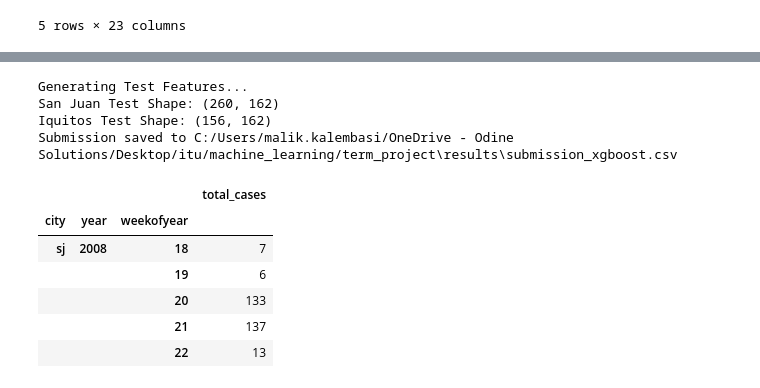
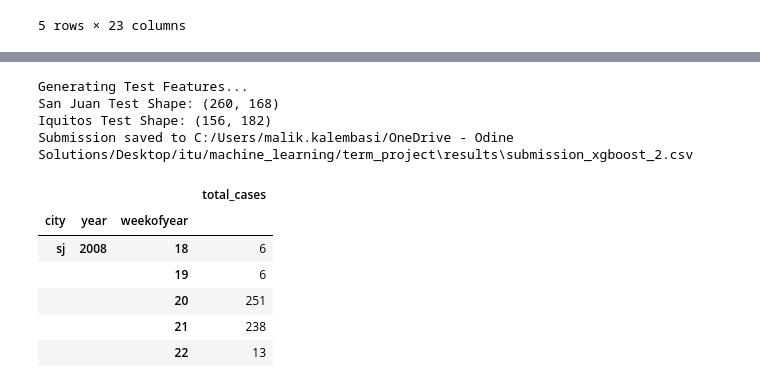
Before and after one commit to Tanalpoguz/term_project, a Jupyter notebook: code/xgboost.ipynb, the cells around one changed output, grey strips where cells are left out. Drawn from its saved outputs; the diff is of its cells as text; code cells hidden in the pictures.

```diff
--- a/code/xgboost.ipynb
+++ b/code/xgboost.ipynb
@@ -141,7 +132,9 @@ Iquitos Preprocessed Shape: (520, 23)
 | 1990-05-28 | 1990 | 22 | 0.196200 | 0.262200 | 0.251200 | 0.247340 | 7.52 | ... |
 5 rows × 23 columns
 # %%
-def create_features(df, lag_weeks=[1, 2, 3], rolling_weeks=[4, 8]):
+# FEATURE EXTRACTION
+
+def create_features(df, lag_weeks=LAG_WEEKS, rolling_weeks=ROLLING_WEEKS):
     """
     Creates lag and rolling window features.
     """
@@ -162,12 +155,11 @@ def create_features(df, lag_weeks=[1, 2, 3], rolling_weeks=[4, 8]):
 
         # Rolling features
         for window in rolling_weeks:
-            new_features.append(
-                df_eng[col].rolling(window=window).mean().rename(f'{col}_rolling_mean_{window}')
-            )
-            new_features.append(
-                df_eng[col].rolling(window=window).std().rename(f'{col}_rolling_std_{window}')
-            )
+            rolling_col = df_eng[col].rolling(window=window)
+
+            new_features.append(rolling_col.mean().rename(f'{col}_rolling_mean_{window}'))
+            new_features.append(rolling_col.std().rename(f'{col}_rolling_std_{window}'))
+            new_features.append(rolling_col.var().rename(f'{col}_rolling_var_{window}'))
 
     # Concatenate all new features at once to avoid PerformanceWarning (fragmentation)
     if new_features:
@@ -180,7 +172,7 @@ def create_features(df, lag_weeks=[1, 2, 3], rolling_weeks=[4, 8]):
 
     return df_eng
 
-# Example usage:
+# Create engineered features
 sj_train_eng = create_features(sj_train)
 iq_train_eng = create_features(iq_train)
 
@@ -196,5 +230,7 @@ We will separate the target variable `total_cases` from the features. We will al
 # %%
-def split_data(df, target_col='total_cases', test_size=0.2):
+# SPLIT DATA
+
+def split_data(df, target_col='total_cases', test_size=TEST_SPLIT_RATIO):
     """
     Splits data into X and y, and then into train and test sets (time-based).
     """
@@ -283,16 +313,12 @@ Now we will use `GridSearchCV` with `TimeSeriesSplit` to find better hyperparame
 # %%
+# HYPERPARAMETER TUNING WITH GRID SEARCH AND TIMESERIESSPLIT
+
 def tune_xgboost(X, y):
     """
     Performs Grid Search with TimeSeriesSplit.
     """
     # Define parameter grid
-    param_grid = {
-        'max_depth': [3, 5, 7],
-        'learning_rate': [0.01, 0.1, 0.2],
-        'n_estimators': [100, 200],
-        'subsample': [0.8, 1.0],
-        'colsample_bytree': [0.8, 1.0]
-    }
+    param_grid = XGB_PARAM_GRID
 
     xgb_model = xgb.XGBRegressor(objective='reg:squarederror', random_state=42)
 
@@ -368,4 +392,6 @@ Iquitos Tuned MAE: 8.0685
 # %%
+# FINAL PREDICTIONS ON TEST SET AND SUBMISSION
+
 # 1. Load Test Data
 test_features = pd.read_csv(os.path.join(DATA_DIR, 'dengue_features_test.csv'), index_col=[0, 1, 2])
 
@@ -377,7 +403,7 @@ sj_test = preprocess_city_data(sj_test_features)
 iq_test = preprocess_city_data(iq_test_features)
 
 # 3. Feature Engineering for Test Data (handling lags)
-def prepare_test_features(train_df, test_df, rolling_weeks=[4, 8]):
+def prepare_test_features(train_df, test_df, rolling_weeks=ROLLING_WEEKS):
     """
     Combines train tail with test to generate features without NaNs in test.
     """
@@ -404,39 +430,46 @@ def prepare_test_features(train_df, test_df, rolling_weeks=[4, 8]):
 
 print("Generating Test Features...")
 sj_test_eng = prepare_test_features(sj_train, sj_test)
 iq_test_eng = prepare_test_features(iq_train, iq_test)
 
+# Align test features with training features (select only kept features after pruning)
+sj_features_kept = [c for c in sj_train_eng.columns if c != 'total_cases']
+iq_features_kept = [c for c in iq_train_eng.columns if c != 'total_cases']
+
+sj_test_eng = sj_test_eng[sj_features_kept]
+iq_test_eng = iq_test_eng[iq_features_kept]
+
 print("San Juan Test Shape:", sj_test_eng.shape)
 print("Iquitos Test Shape:", iq_test_eng.shape)
 
 # 4. Predict
 sj_preds_final = best_model_sj.predict(sj_test_eng)
 sj_preds_final = np.maximum(sj_preds_final, 0).astype(int)
 
 iq_preds_final = best_model_iq.predict(iq_test_eng)
 iq_preds_final = np.maximum(iq_preds_final, 0).astype(int)
 
 # 5. Create Submission
 submission = pd.read_csv(os.path.join(DATA_DIR, "submission_format.csv"), index_col=[0, 1, 2])
 
 # Assign values
 submission.loc['sj', 'total_cases'] = sj_preds_final
 submission.loc['iq', 'total_cases'] = iq_preds_final
 
 # 6. Save
-submission_path = os.path.join(WORKING_DIR, 'results', 'submission_xgboost.csv')
+submission_path = os.path.join(WORKING_DIR, 'results', 'submission_xgboost_2.csv')
 submission.to_csv(submission_path)
 print(f"Submission saved to {submission_path}")
 submission.head()
 # %% [output]
 Generating Test Features...
-San Juan Test Shape: (260, 162)
-Iquitos Test Shape: (156, 162)
-Submission saved to C:/Users/malik.kalembasi/OneDrive - Odine Solutions/Desktop/itu/machine_learning/term_project\results\submission_xgboost.csv
+San Juan Test Shape: (260, 168)
+Iquitos Test Shape: (156, 182)
+Submission saved to C:/Users/malik.kalembasi/OneDrive - Odine Solutions/Desktop/itu/machine_learning/term_project\results\submission_xgboost_2.csv
 |  |  |  | total_cases |
 | city | year | weekofyear |  |
-| sj | 2008 | 18 | 7 |
+| sj | 2008 | 18 | 6 |
 |  |  | 19 | 6 |
-|  |  | 20 | 133 |
-|  |  | 21 | 137 |
+|  |  | 20 | 251 |
+|  |  | 21 | 238 |
 |  |  | 22 | 13 |
```
Also changed, not shown: parts of 16 cells of this notebook, 1 other file.
